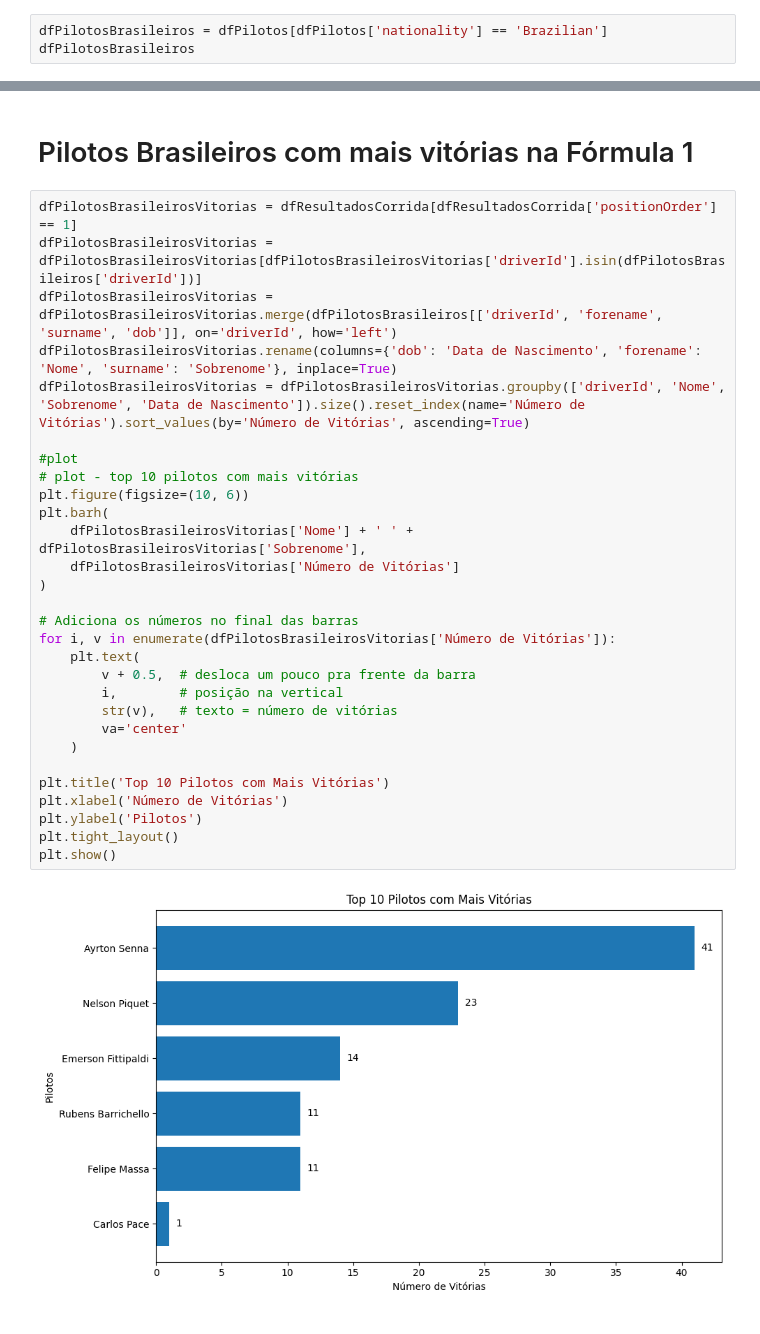
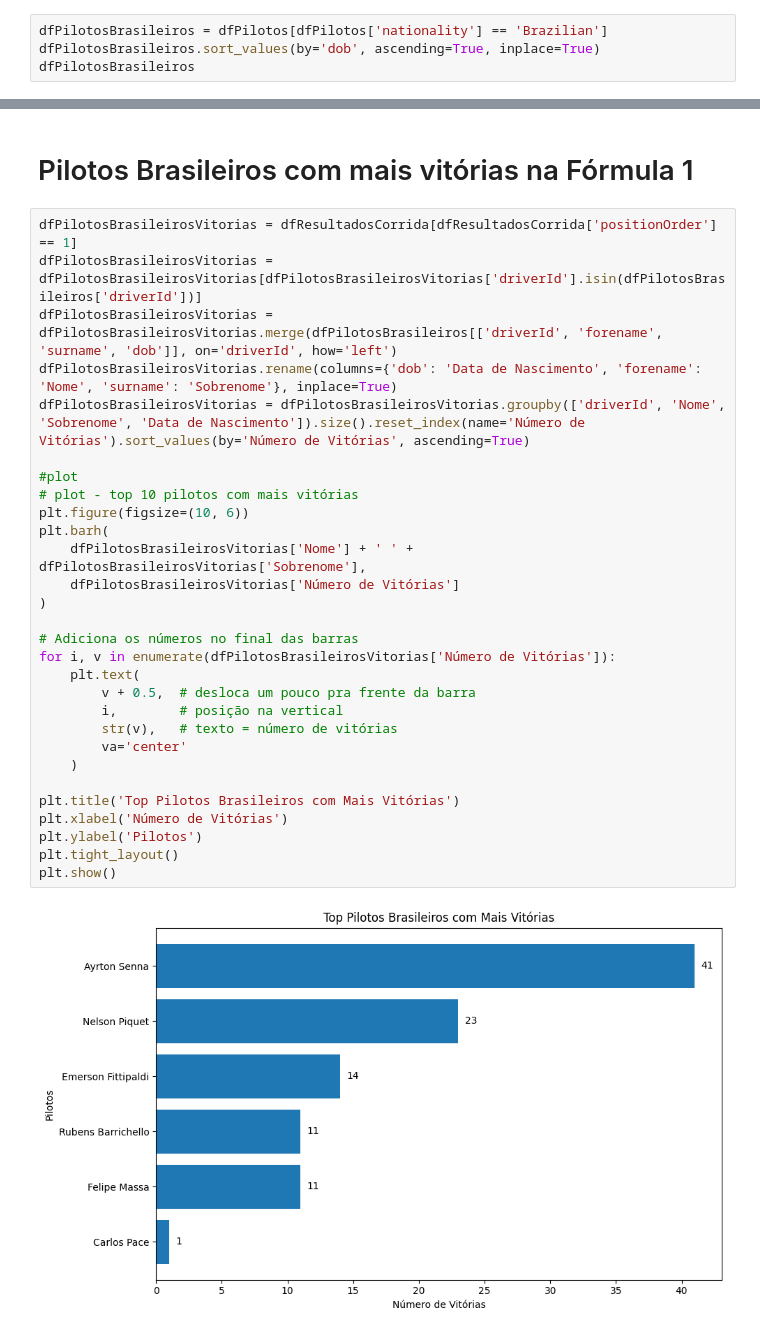
Before and after one commit to Bressane06/estudosPandas, a Jupyter notebook: notebooks/formula1-1950-2024/dadosBrasileirosF1.ipynb, the cells around one changed output, grey strips where cells are left out. Cells and saved outputs as stored; diff of their text form.

```diff
--- a/notebooks/formula1-1950-2024/dadosBrasileirosF1.ipynb
+++ b/notebooks/formula1-1950-2024/dadosBrasileirosF1.ipynb
@@ -23,5 +23,6 @@ dfStatus = pd.read_csv("../../data/raw/DataBaseF1/status.csv")
 # Todos os Pilotos Brasileiros da Base de Dados
 # %%
 dfPilotosBrasileiros = dfPilotos[dfPilotos['nationality'] == 'Brazilian']
+dfPilotosBrasileiros.sort_values(by='dob', ascending=True, inplace=True)
 dfPilotosBrasileiros
 # %% [output]
@@ -47,31 +52,31 @@ dfPilotosBrasileiros
 # %%
 dfPilotosBrasileirosVitorias = dfResultadosCorrida[dfResultadosCorrida['positionOrder'] == 1]
 dfPilotosBrasileirosVitorias = dfPilotosBrasileirosVitorias[dfPilotosBrasileirosVitorias['driverId'].isin(dfPilotosBrasileiros['driverId'])]
 dfPilotosBrasileirosVitorias = dfPilotosBrasileirosVitorias.merge(dfPilotosBrasileiros[['driverId', 'forename', 'surname', 'dob']], on='driverId', how='left')
 dfPilotosBrasileirosVitorias.rename(columns={'dob': 'Data de Nascimento', 'forename': 'Nome', 'surname': 'Sobrenome'}, inplace=True)
 dfPilotosBrasileirosVitorias = dfPilotosBrasileirosVitorias.groupby(['driverId', 'Nome', 'Sobrenome', 'Data de Nascimento']).size().reset_index(name='Número de Vitórias').sort_values(by='Número de Vitórias', ascending=True)
 
 #plot
 # plot - top 10 pilotos com mais vitórias
 plt.figure(figsize=(10, 6))
 plt.barh(
     dfPilotosBrasileirosVitorias['Nome'] + ' ' + dfPilotosBrasileirosVitorias['Sobrenome'],
     dfPilotosBrasileirosVitorias['Número de Vitórias']
 )
 
 # Adiciona os números no final das barras
 for i, v in enumerate(dfPilotosBrasileirosVitorias['Número de Vitórias']):
     plt.text(
         v + 0.5,  # desloca um pouco pra frente da barra
         i,        # posição na vertical
         str(v),   # texto = número de vitórias
         va='center'
     )
 
-plt.title('Top 10 Pilotos com Mais Vitórias')
+plt.title('Top Pilotos Brasileiros com Mais Vitórias')
 plt.xlabel('Número de Vitórias')
 plt.ylabel('Pilotos')
 plt.tight_layout()
 plt.show()
 # %% [output]
-[figure, old version]
+[figure, new version]
```
Also changed, not shown: parts of 7 cells of this notebook, 3 other files.
